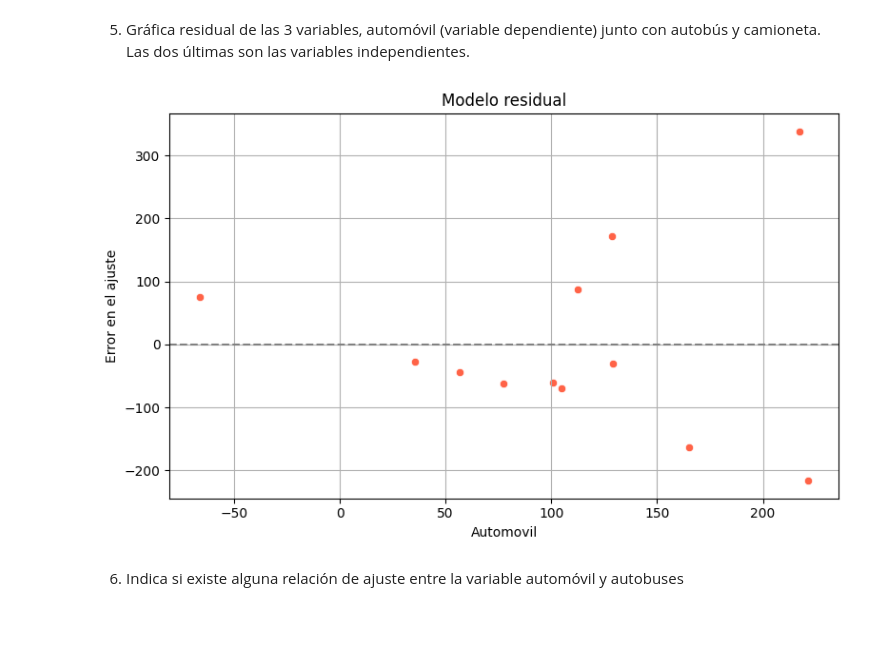
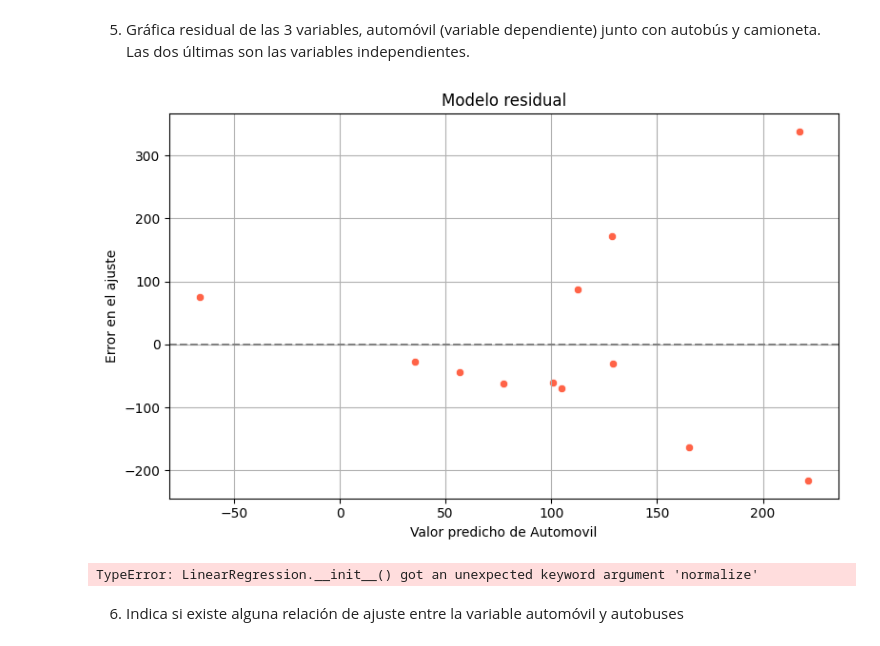
Before and after one commit to jcml002/SC51_Reto_JCMedina, a Jupyter notebook: SC51_Reto_MedinaJuanCarlos.ipynb, the cells around one changed output. Saved outputs shown, nothing was run; the diff lists cells and outputs as text; code cells hidden in the pictures.

```diff
--- a/SC51_Reto_MedinaJuanCarlos.ipynb
+++ b/SC51_Reto_MedinaJuanCarlos.ipynb
@@ -85,36 +85,65 @@ plt.show()
 # %% [markdown]
 5. Gráfica residual de las 3 variables, automóvil (variable dependiente) junto con autobús y camioneta. Las dos últimas son las variables independientes.
 # %%
-#REVISAR TODO EL CÓDIGO
-
 from sklearn.linear_model import LinearRegression
 from sklearn import linear_model
+from sklearn.model_selection import train_test_split
+import matplotlib.pyplot as plt
+import seaborn as sns
+
 
 # Modelo de regresión lineal
-y = dfreto3['Automovil'] # Select 'Automovil' as a DataFrame to keep it 2-dimensional
-X = dfreto3[['Camioneta','Autobus']]
-#X = dfreto3[['Camioneta','Autobus']]
+varIndep= dfreto3[['Camioneta','Autobus']]
+y = dfreto3['Automovil']
 
-#X_train, X_test, y_train, y_test = train_test_split(X, y, test_size=0.2, random_state=0)
 
+# Modelo de regresión lineal
+X = varIndep.values.reshape(-1,2)
 modelo = LinearRegression()
 modelo.fit(X, y)
 y_pred = modelo.predict(X)
 residuos = y - y_pred
 
-
 # Gráfica residual
 plt.figure(figsize=(8, 5))
-sns.scatterplot(x=y_pred, y=residuos, color="tomato") # Assuming you want to plot residuals for 'Automovil' prediction
+sns.scatterplot(x=y_pred, y=residuos, color="tomato") # Plotting residuals against predicted values
 plt.axhline(0, linestyle='--', color='gray')
 plt.title('Modelo residual')
-plt.xlabel('Automovil')
+plt.xlabel('Valor predicho de Automovil')
 plt.ylabel('Error en el ajuste')
 plt.grid(True)
 plt.tight_layout()
 plt.show()
 # %% [output]
-[figure, old version]
+[figure, new version]
+# %%
+from sklearn.linear_model import LinearRegression
+from sklearn import linear_model
+from sklearn.model_selection import train_test_split
+from sklearn.metrics import mean_squared_error
+
+# Modelo de regresión lineal
+X = dfreto3[['Camioneta','Autobus']]
+y = dfreto3['Automovil']
+
+linear_regress = LinearRegression()
+# Modelo de regresión lineal
+linear_regress.fit(X,y)
+LinearRegression(copy_X=True, fit_intercept=True, n_jobs=None, normalize=False)
+# Obtención de los coeficientes de regresión
+y_pred = linear_regress.predict(X)
+print('linear_regress.predict: \n', y_pred)
+mean2 = mean_squared_error(y, y_pred)
+print('mean_squared_error: \n', mean2)
+
+#X_train, X_test, y_train, y_test = train_test_split(X, y, test_size=0.2, random_state=0)
+#regressor = LinearRegression()
+#regressor.fit(X_train, y_train)
+#y_pred = regressor.predict(X_test)
+#df = pd.DataFrame({'Actual': y_test, 'Del ajuste': y_pred})
+#df
+# %% [output]
+TypeError: LinearRegression.__init__() got an unexpected keyword argument 'normalize'
 # %% [markdown]
 6.	Indica si existe alguna relación de ajuste entre la variable automóvil y autobuses
 # %%
```
Also changed, not shown: parts of 13 cells of this notebook.
